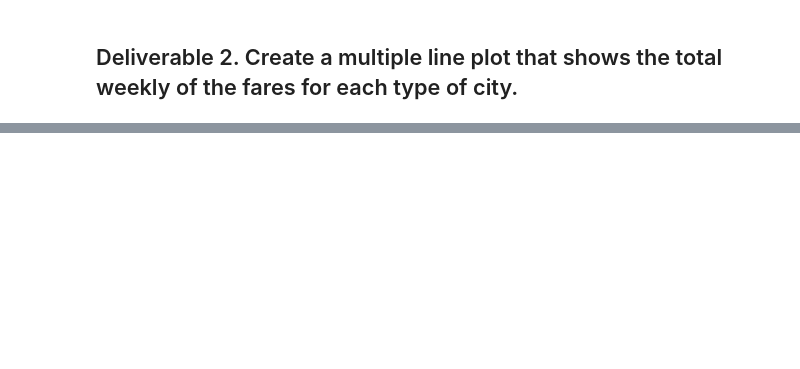
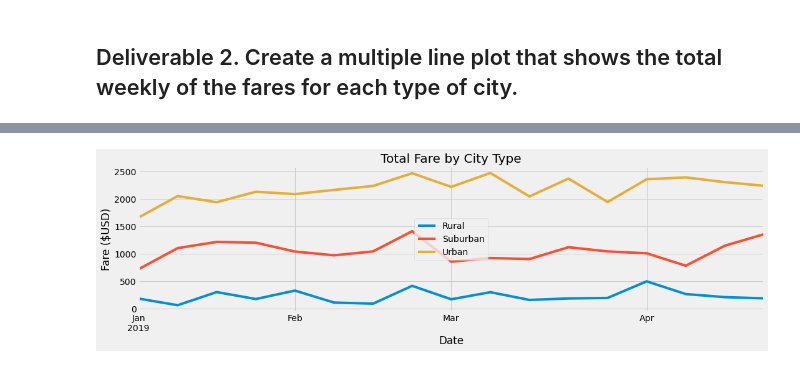
Before and after one commit to r3ginam/PyBer_Analysis, a Jupyter notebook: PyBer_Challenge.ipynb, the cells around one changed output, grey strips where cells are left out. Saved outputs shown, nothing was run; the diff lists cells and outputs as text; code cells hidden in the pictures; blank space fills up the shorter version.

```diff
--- a/PyBer_Challenge.ipynb
+++ b/PyBer_Challenge.ipynb
@@ -132,3 +182,5 @@ pyber_summary_df
 # %%
 # 4. Create a pivot table with the 'date' as the index, the columns ='type', and values='fare'
 # to get the total fares for each type of city by the date.
+df_pivot = df.pivot(index = "date", columns= "type", values= "fare")
+df_pivot.head()
@@ -135,2 +195,4 @@ pyber_summary_df
 # %%
 # 5. Create a new DataFrame from the pivot table DataFrame using loc on the given dates, '2019-01-01':'2019-04-29'.
+df_pivot_date_range = df_pivot.loc['2019-01-01':'2019-04-29']
+df_pivot_date_range.tail()
@@ -137,3 +207,4 @@ pyber_summary_df
 # %%
 # 6. Set the "date" index to datetime datatype. This is necessary to use the resample() method in Step 8.
-# df.index = pd.to_datetime(df.index)
+df_pivot_date_range.index = pd.to_datetime(df_pivot_date_range.index)
+df_pivot_date_range
@@ -142,2 +240,4 @@ pyber_summary_df
 # %%
 # 8. Create a new DataFrame using the "resample()" function by week 'W' and get the sum of the fares for each week.
+df_pivot_by_week = df_pivot_date_range.resample('W').sum()
+df_pivot_by_week.head()
@@ -144,7 +252,15 @@ pyber_summary_df
 # %%
-# 8. Using the object-oriented interface method, plot the resample DataFrame using the df.plot() function.
-
+# 9. Using the object-oriented interface method, plot the resample DataFrame using the df.plot() function.
+ax = df_pivot_by_week.plot(figsize = (16,4))
+ax.set_xlabel('Date')
+ax.set_ylabel('Fare ($USD)')
+ax.set_title('Total Fare by City Type')
+plt.legend(loc = "center")
 # Import the style from Matplotlib.
 from matplotlib import style
 # Use the graph style fivethirtyeight.
 style.use('fivethirtyeight')
+plt.savefig("analysis/fig8.png")
+plt.show()
+# %% [output]
+[figure, added]
```
Also changed, not shown: parts of 10 cells of this notebook, 1 other file.
